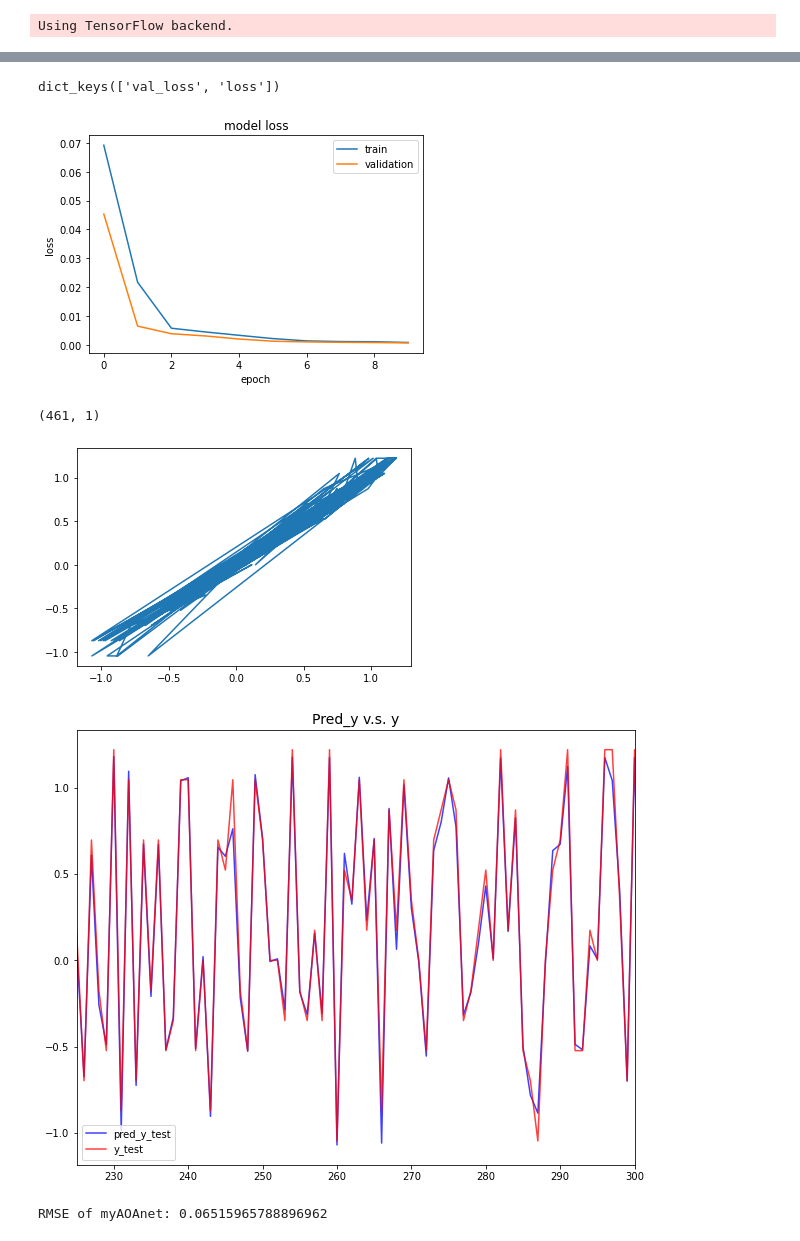
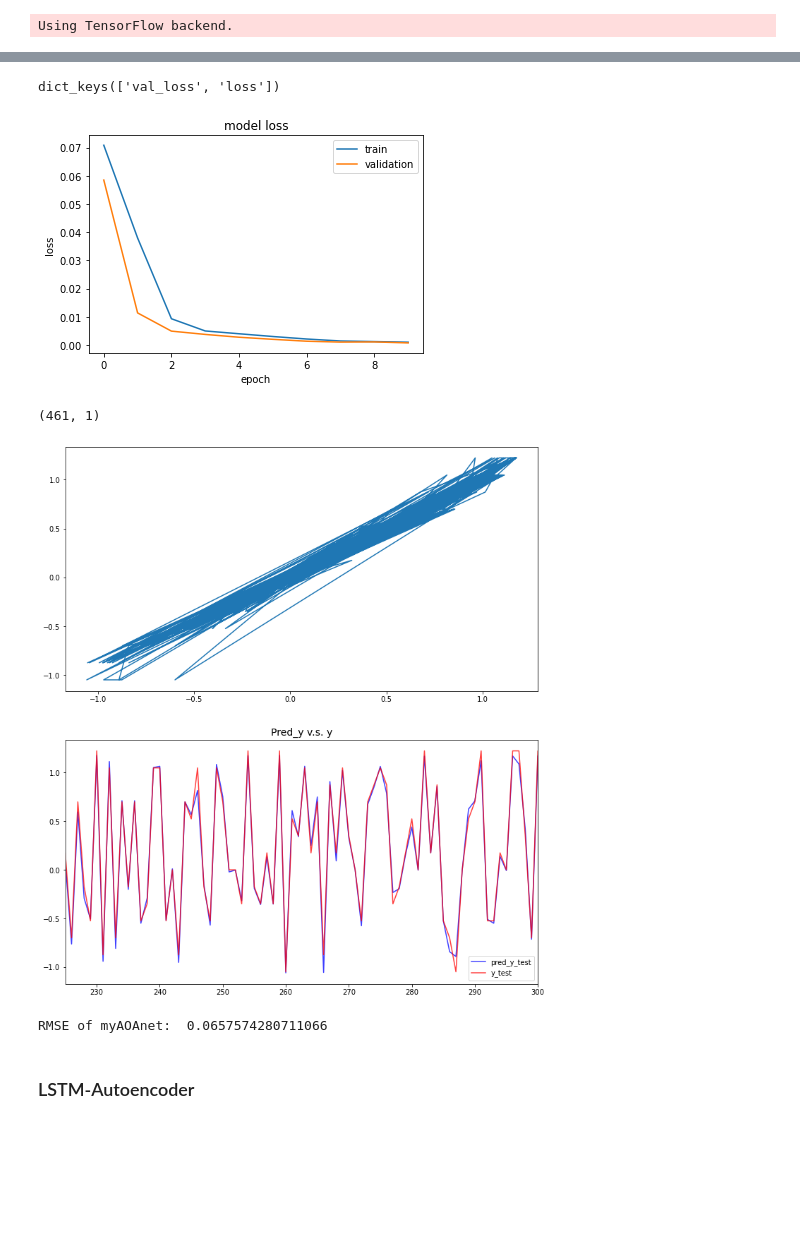
Before and after one commit to zdai257/DeepAOANet, a Jupyter notebook: myAOAnet.ipynb, the cells around one changed output, grey strips where cells are left out. Drawn from its saved outputs; the diff is of its cells as text; code cells hidden in the pictures; blank space fills up the shorter version.

Commit message:
LSTM-Autoencoder + SVR working

```diff
--- a/myAOAnet.ipynb
+++ b/myAOAnet.ipynb
@@ -232,8 +206,8 @@ feature_dim = 20
 
 # define model
 x = Input(shape=(time_steps, feature_dim))
-h1 = LSTM(100, activation='relu', return_sequences=True)(x)
-h2 = LSTM(50, activation='relu')(h1)
+h1 = LSTM(128, activation='relu', return_sequences=True)(x)
+h2 = LSTM(64, activation='relu')(h1)
 h3 = Dense(9, activation='relu')(h2)
 r = Dense(1, activation='sigmoid')(h3)
 
@@ -260,7 +234,7 @@ Non-trainable params: 0
 _________________________________________________________________
 # %%
 epochs = 10
-batch_size = 50
+batch_size = 100
 
 history = model.fit(X_train_std, y_train_std, batch_size=batch_size, epochs=epochs, verbose=1, validation_data=(X_test_std, y_test_std))
 # %% [output]
@@ -293,30 +267,28 @@ plt.legend(['train', 'validation'], loc='upper right')
 plt.show()
 # %% [output]
 dict_keys(['val_loss', 'loss'])
-[figure, old version]
+[figure, new version]
 # %%
 pred_y_test_std = model.predict(X_test_std)
 pred_y_test = pred_y_test_std*(ymax-ymin) + ymin
 pred_y_test_std.shape
 # %% [output]
 (461, 1)
-# %%
-plt.plot(pred_y_test, y_test)
-plt.show()
-# %% [output]
-[figure, removed]
 # %%
-fig2,ax2 = plt.subplots(1,1,figsize=(10,8))
-ax2.plot([i for i in range(pred_y_test.shape[0])], list(pred_y_test), color='b', alpha=0.75, label='pred_y_test')
-ax2.plot(y_test, color='red', alpha=0.75, label='y_test')
-ax2.set_title(f"Pred_y v.s. y",fontsize=14)
-ax2.grid(False)
-ax2.legend(loc='best')
-ax2.set_xlim([225, 300])
+fig ,ax_lst = plt.subplots(2, 1,figsize=(12,14))
+ax_lst[0].plot(pred_y_test, y_test)
+ax_lst[1].plot([i for i in range(pred_y_test.shape[0])], list(pred_y_test), color='b', alpha=0.75, label='pred_y_test')
+ax_lst[1].plot(y_test, color='red', alpha=0.75, label='y_test')
+ax_lst[1].set_title(f"Pred_y v.s. y",fontsize=14)
+ax_lst[1].grid(False)
+ax_lst[1].legend(loc='best')
+ax_lst[1].set_xlim([225, 300])
 plt.show()
 # %% [output]
-[figure, old version]
+[figure, new version]
 # %%
 print("RMSE of myAOAnet: ",np.sqrt(mean_squared_error(y_test, pred_y_test)))
 # %% [output]
-RMSE of myAOAnet: 0.06515965788896962
+RMSE of myAOAnet:  0.0657574280711066
+# %% [markdown]
+### LSTM-Autoencoder
```
Also changed, not shown: parts of 25 cells of this notebook.
